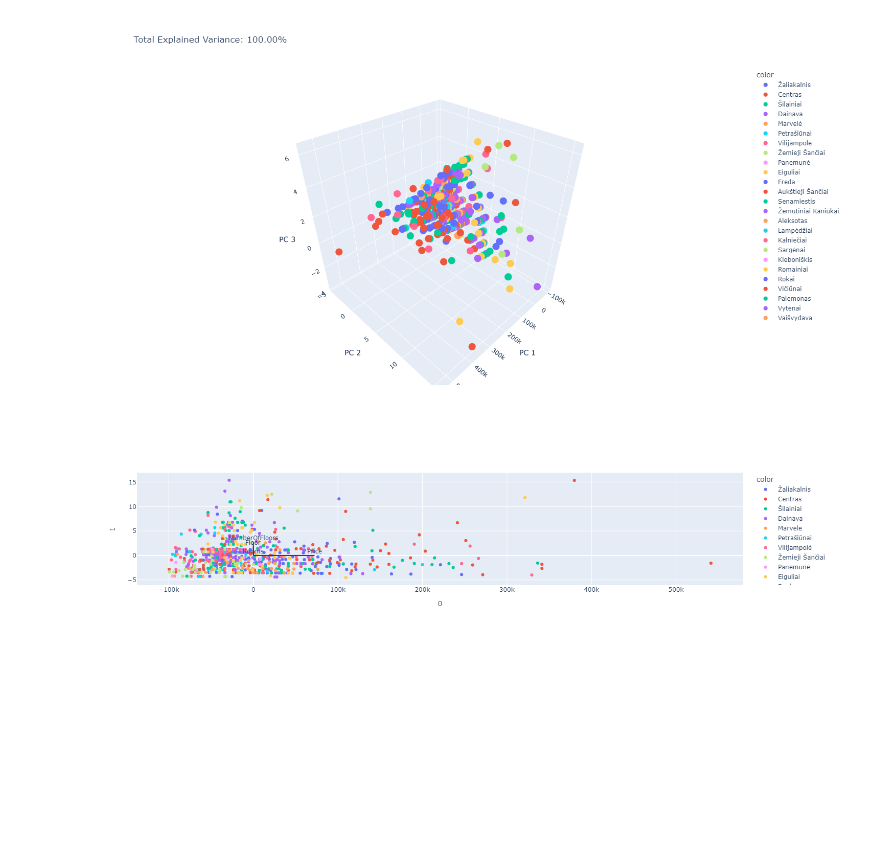
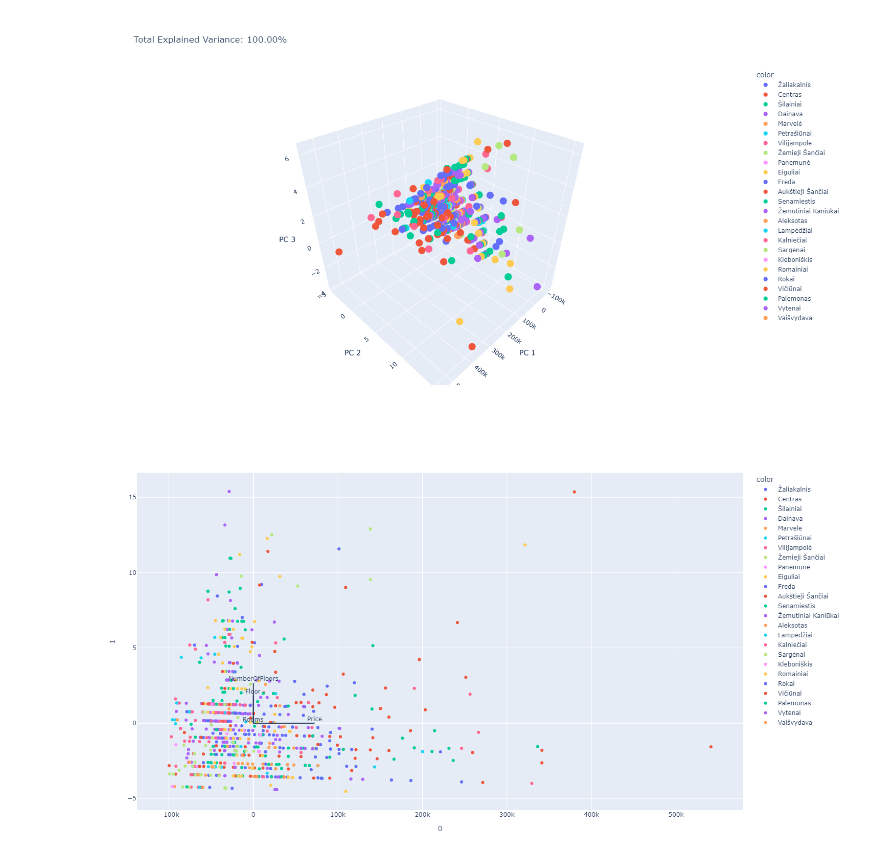
Before and after one commit to Rokis533/data-visualization, a Jupyter notebook: 7LD.ipynb, the cells around one changed output. Drawn from its saved outputs; the diff is of its cells as text; code cells hidden in the pictures; blank space fills up the shorter version.

```diff
--- a/7LD.ipynb
+++ b/7LD.ipynb
@@ -38,29 +38,29 @@ fig.show()
 # %%
 
 X = df[features]
 
 pca = PCA(n_components=2)
 components = pca.fit_transform(X)
 
 loadings = pca.components_.T * np.sqrt(pca.explained_variance_)
 
-fig = px.scatter(components, x=0, y=1, color=df['Area'])
+fig = px.scatter(components, x=0, y=1, color=df['Area'], height=800)
 
 for i, feature in enumerate(features):
     fig.add_shape(
         type='line',
         x0=0, y0=0,
         x1=loadings[i, 0],
         y1=loadings[i, 1]
     )
     fig.add_annotation(
         x=loadings[i, 0],
         y=loadings[i, 1],
         ax=0, ay=0,
         xanchor="center",
         yanchor="bottom",
         text=feature,
     )
 fig.show()
 # %% [output]
-[figure, old version]
+[figure, new version]
```
